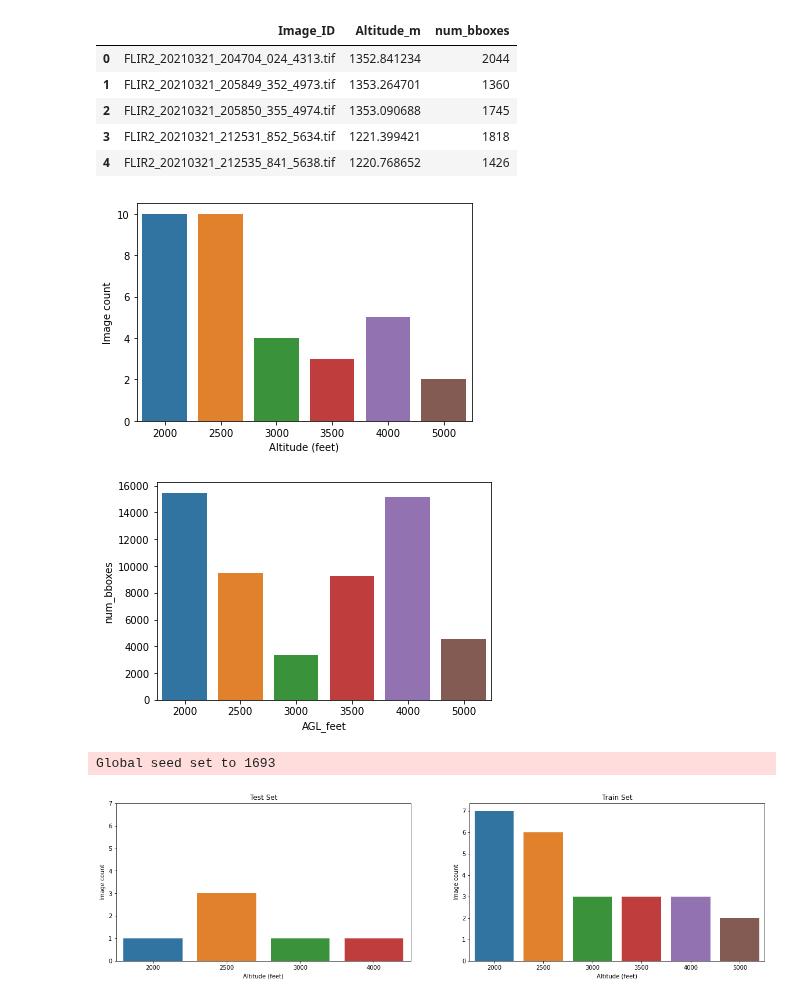
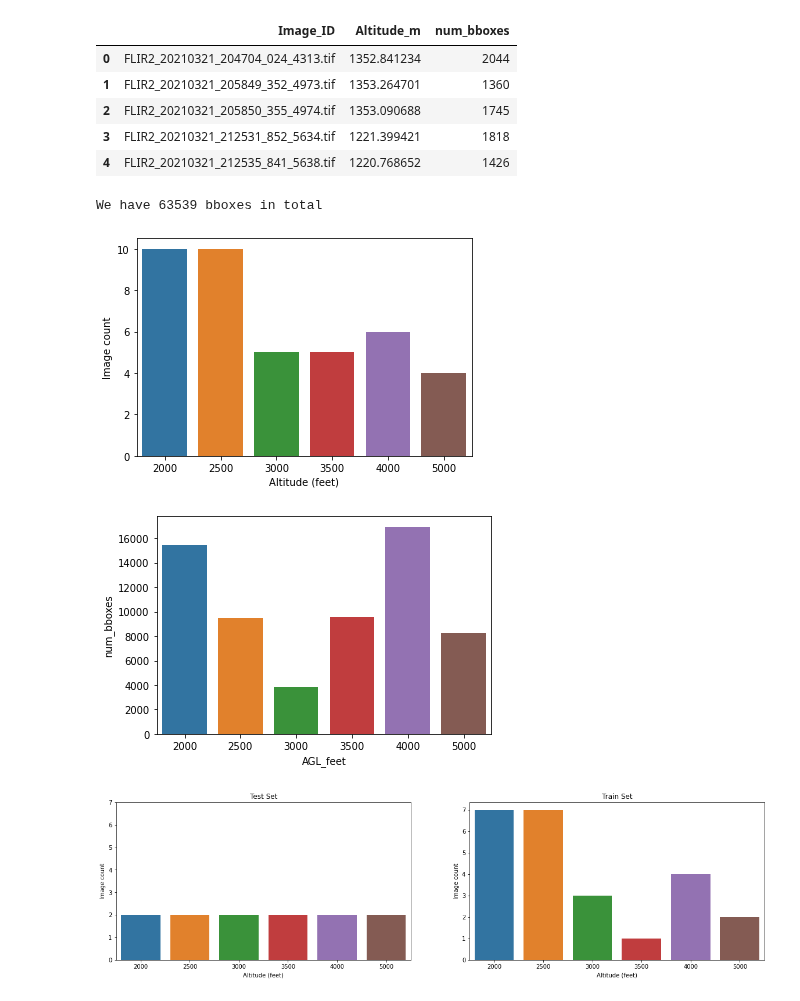
Before and after one commit to emiliolr/counting-cranes, a Jupyter notebook: analyses/dataset_exploration.ipynb, the cells around one changed output. Drawn from its saved outputs; the diff is of its cells as text; code cells hidden in the pictures.

Commit message:
Updated dataset and changed train/val/test split procedure in config

```diff
--- a/analyses/dataset_exploration.ipynb
+++ b/analyses/dataset_exploration.ipynb
@@ -21,11 +21,13 @@ from pytorch_lightning import seed_everything
 config = json.load(open('/Users/emiliolr/Desktop/counting-cranes/config.json', 'r'))
 CODE_FP = config['code_filepath_local']
 DATA_FP = config['data_filepath_local']
-SEED = config['random_seed']
+FIXED_PERM = config['fixed_data_permutation']
+SEEDS = config['random_seeds']
 
 sys.path.append(os.path.join(CODE_FP))
 
 from utils import *
+from bird_dataset import *
 # %% [markdown]
 ## Checking distribution of data across AGL
 # %%
@@ -96,6 +99,8 @@ image_metadata = image_metadata.append({'Image_ID' : 'FLIR2_20210321_201851_358_
 #  2018 metadata is in the folder name, so I just went back and relocated these in their folders
 image_metadata = image_metadata.append({'Image_ID' : '20180321_220440_395_1832.tif',
                                         'Altitude_m' : 1819.14}, ignore_index = True)
+image_metadata = image_metadata.append({'Image_ID' : '20180321_223201_097_2803.tif',
+                                        'Altitude_m' : 1819.14}, ignore_index = True)
 image_metadata = image_metadata.append({'Image_ID' : '20180321_223203_097_2805.tif',
                                         'Altitude_m' : 1819.14}, ignore_index = True)
 image_metadata = image_metadata.append({'Image_ID' : '20180321_223204_097_2806.tif',
@@ -104,10 +109,14 @@ image_metadata = image_metadata.append({'Image_ID' : '20180321_223215_097_2817.t
                                         'Altitude_m' : 1819.14}, ignore_index = True)
 image_metadata = image_metadata.append({'Image_ID' : '20180321_223216_097_2818.tif',
                                         'Altitude_m' : 1819.14}, ignore_index = True)
+image_metadata = image_metadata.append({'Image_ID' : '20180320_213531_728_9420.tif',
+                                        'Altitude_m' : 2123.92}, ignore_index = True)
 image_metadata = image_metadata.append({'Image_ID' : '20180320_212957_600_9151.tif',
                                         'Altitude_m' : 2123.92}, ignore_index = True)
 image_metadata = image_metadata.append({'Image_ID' : '20180320_212958_600_9152.tif',
                                         'Altitude_m' : 2123.92}, ignore_index = True)
+image_metadata = image_metadata.append({'Image_ID' : '20180320_215253_502_10460.tif',
+                                        'Altitude_m' : 2123.92}, ignore_index = True)
 # %%
 #Adding in the number of bboxes for each image in the dataset
 image_metadata['num_bboxes'] = image_metadata['Image_ID'].apply(get_num_bboxes)
@@ -120,6 +129,11 @@ image_metadata.head()
 | 2 | FLIR2_20210321_205850_355_4974.tif | 1353.090688 | 1745 |
 | 3 | FLIR2_20210321_212531_852_5634.tif | 1221.399421 | 1818 |
 | 4 | FLIR2_20210321_212535_841_5638.tif | 1220.768652 | 1426 |
+# %%
+#Total nummber of bboxes?
+print(f'We have {image_metadata["num_bboxes"].sum()} bboxes in total')
+# %% [output]
+We have 63539 bboxes in total
 # %%
 #Looking at the distribution of heights in the FULL dataset
 AGLs_feet = (image_metadata['Altitude_m'] - 600) * 3.281 #converting from above sea level to AGL in meters, then converting to feet
@@ -128,7 +142,7 @@ sns.countplot(x = sorted_AGLs)
 plt.xlabel('Altitude (feet)')
 plt.ylabel('Image count');
 # %% [output]
-[figure, old version]
+[figure, new version]
 # %%
 #How many annotated bboxes at each height in the full dataset?
 image_metadata['AGL_feet'] = sorted_AGLs
@@ -136,38 +150,41 @@ bboxes_by_AGL = image_metadata.groupby('AGL_feet').sum()['num_bboxes']
 
 sns.barplot(x = bboxes_by_AGL.index, y = bboxes_by_AGL);
 # %% [output]
-[figure, old version]
+[figure, new version]
 # %%
 #Checking distribution of heights in the test/train set
-seed_everything(SEED)
-indices = torch.randperm(len(image_fps)).tolist()
-train_indices = indices[ : 24]
-test_indices = indices[28 : ]
-test_images = list(np.array(image_fps)[test_indices])
-train_images = list(np.array(image_fps)[train_indices])
+bird_dataset = BirdDataset(root_dir = DATA_FP,
+                           transforms = get_transforms('object_detection', train = False),
+                           tiling_method = 'w_o_overlap',
+                           tile_size = (200, 200),
+                           annotation_mode = 'bboxes')
+
+train_indices = FIXED_PERM[ : 24]
+test_indices = FIXED_PERM[28 : ]
+test_images = list(np.array(bird_dataset.image_fps)[test_indices])
+train_images = list(np.array(bird_dataset.image_fps)[train_indices])
 
 test_metadata = image_metadata[image_metadata['Image_ID'].str.upper().isin([fp.upper() for fp in test_images])]
 test_AGL_feet = (test_metadata['Altitude_m'] - 600) * 3.281
 test_AGL_sorted = test_AGL_feet.apply(sort_AGL)
 
 train_metadata = image_metadata[image_metadata['Image_ID'].str.upper().isin([fp.upper() for fp in train_images])]
 train_AGL_feet = (train_metadata['Altitude_m'] - 600) * 3.281
 train_AGL_sorted = train_AGL_feet.apply(sort_AGL)
 
 fig, ax = plt.subplots(1, 2, figsize = (20, 5))
 sns.countplot(x = test_AGL_sorted, ax = ax[0])
 sns.countplot(x = train_AGL_sorted, ax = ax[1])
 ax[0].set_ylim((0, 7))
 
 ax[0].set_xlabel('Altitude (feet)')
 ax[0].set_ylabel('Image count')
 ax[0].set_title('Test Set')
 ax[1].set_xlabel('Altitude (feet)')
 ax[1].set_ylabel('Image count')
 ax[1].set_title('Train Set');
 # %% [output]
-Global seed set to 1693
-[figure, old version]
+[figure, new version]
 # %%
 #Checking the number of bboxes at each height in the test set
 test_bboxes_by_AGL = test_metadata.groupby('AGL_feet').sum()['num_bboxes']
```
Also changed, not shown: parts of 3 cells of this notebook, 1 other file.
